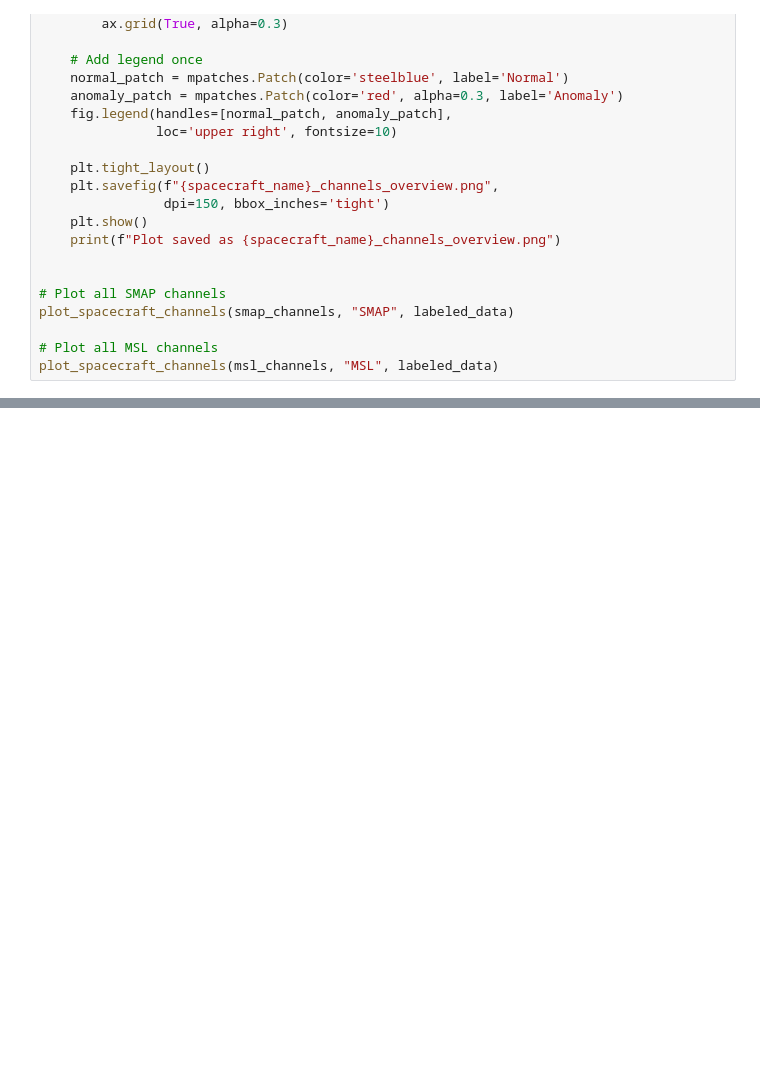
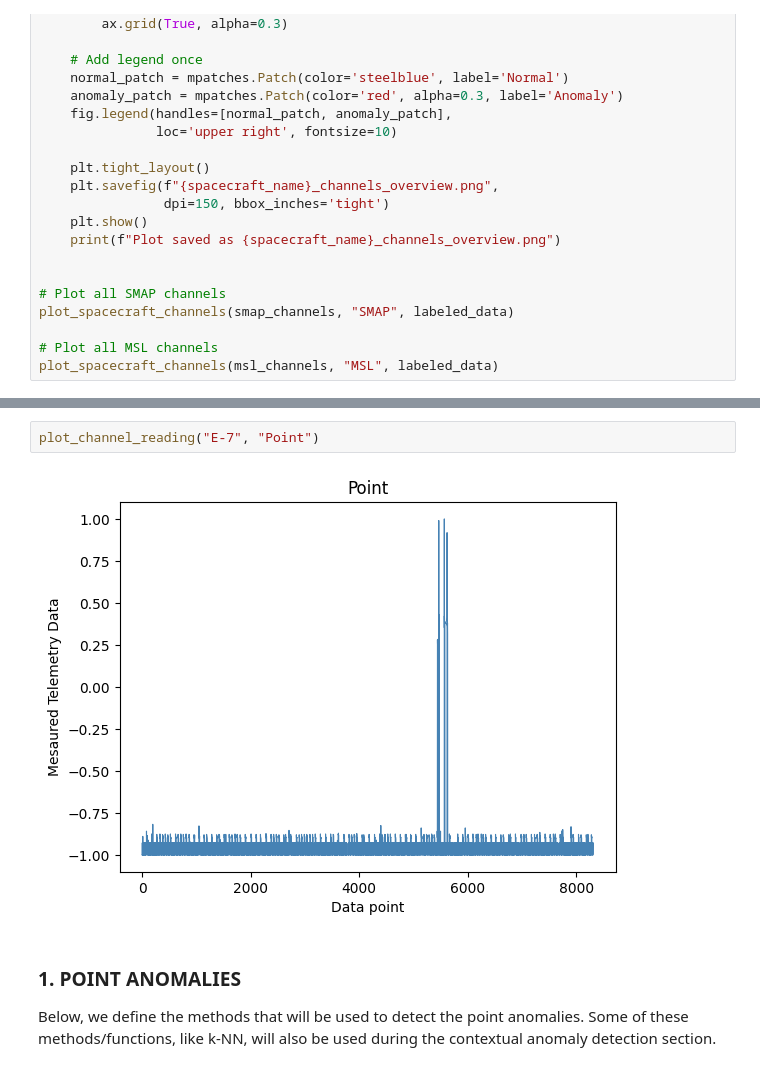
Before and after one commit to elifserra/anomaly-detection-and-characterization-in-nasa-telemetry-data, a Jupyter notebook: data_load_and_preprocess.ipynb, the cells around one changed output, grey strips where cells are left out. Cells and saved outputs as stored; diff of their text form; blank space fills up the shorter version.

```diff
--- a/data_load_and_preprocess.ipynb
+++ b/data_load_and_preprocess.ipynb
@@ -171,0 +228,9 @@ plot_spacecraft_channels(msl_channels, "MSL", labeled_data)
+# %%
+plot_channel_reading("E-7", "Point")
+# %% [output]
+[figure, added]
+# %% [markdown]
+### 1. POINT ANOMALIES
+
+Below, we define the methods that will be used to detect the point anomalies.
+Some of these methods/functions, like k-NN, will also be used during the contextual anomaly detection section.
```
Also changed, not shown: parts of 13 cells of this notebook, 5 other files.
